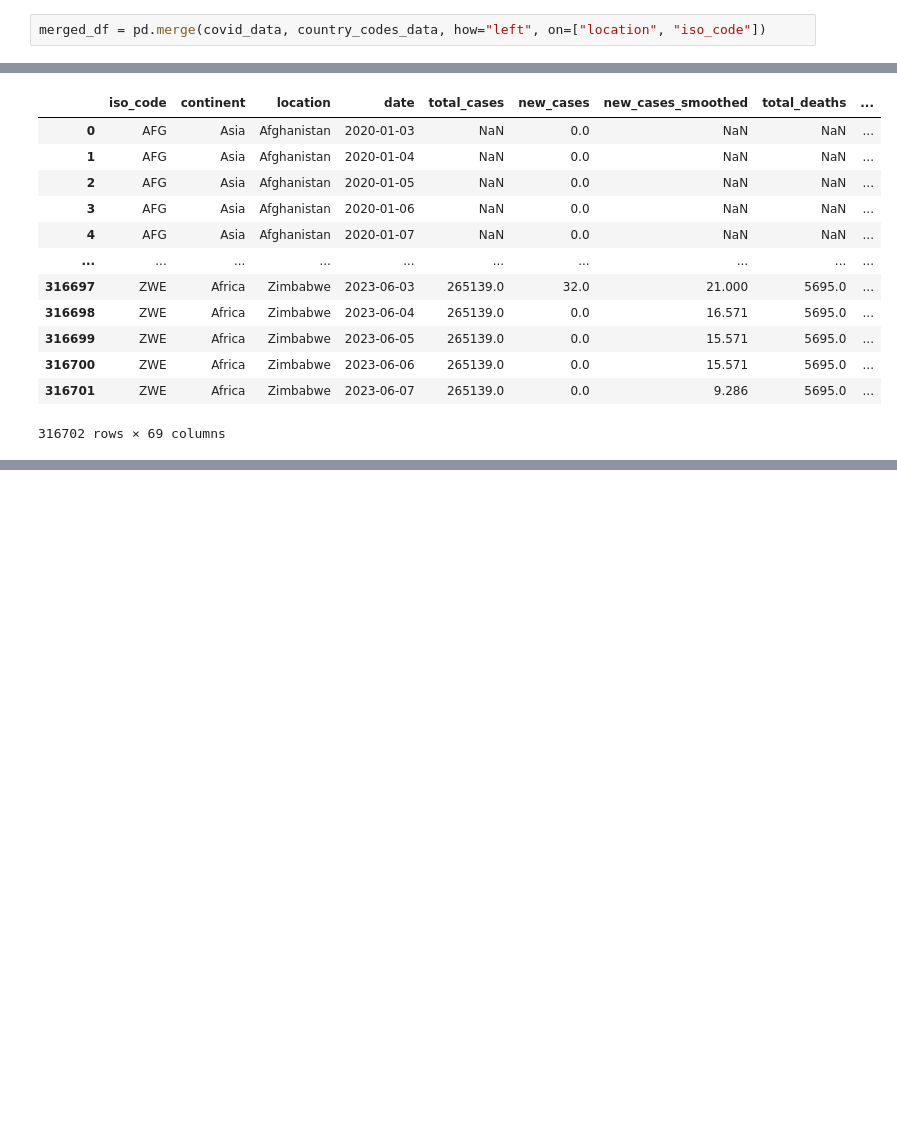
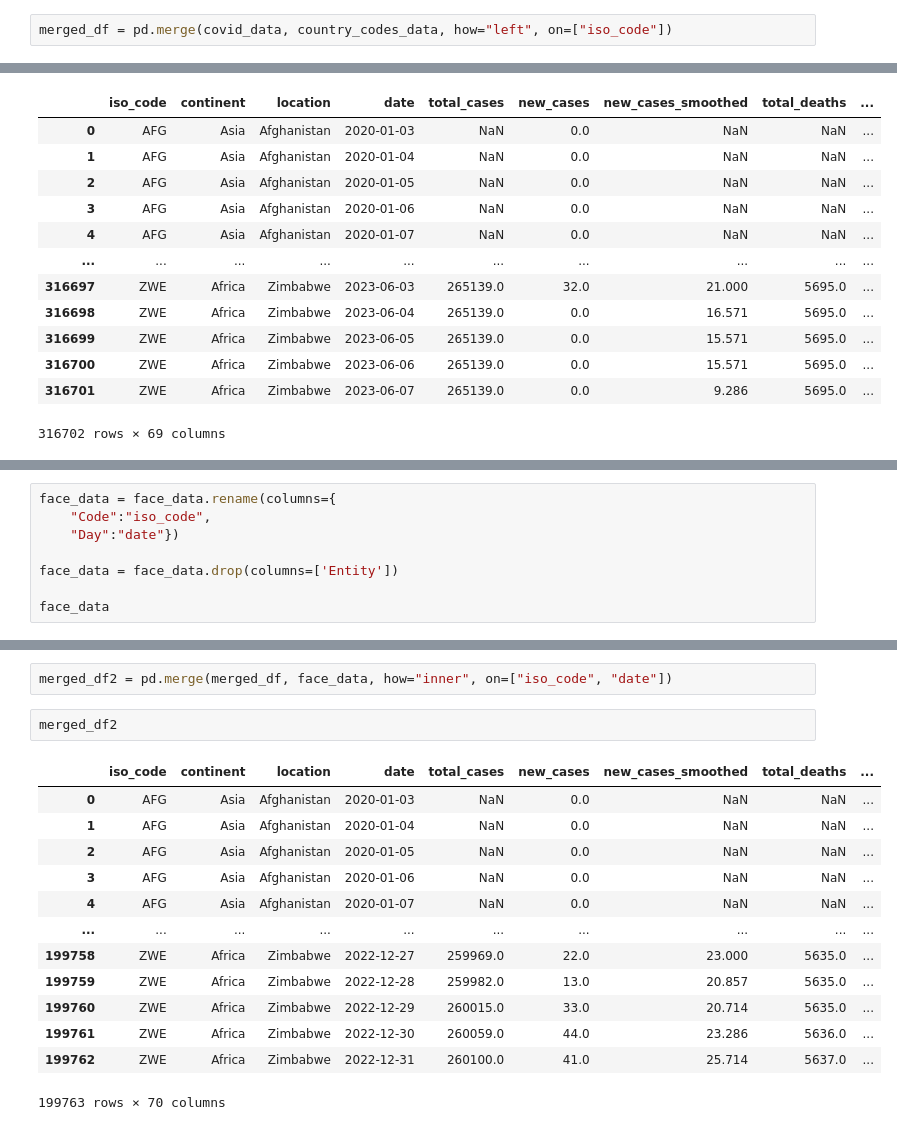
Before and after one commit to sberahim/project3, a Jupyter notebook: merged.ipynb, the cells around one changed output, grey strips where cells are left out. Drawn from its saved outputs; the diff is of its cells as text; blank space fills up the shorter version.

```diff
--- a/merged.ipynb
+++ b/merged.ipynb
@@ -62,7 +71,7 @@ covid_data
 | 316701 | ZWE | Africa | Zimbabwe | 2023-06-07 | 265139.0 | 0.0 | 9.286 | 5695.0 | ... |
 316702 rows × 67 columns
 # %%
-merged_df = pd.merge(covid_data, country_codes_data, how="left", on=["location", "iso_code"])
+merged_df = pd.merge(covid_data, country_codes_data, how="left", on=["iso_code"])
 # %%
 merged_df
 # %% [output]
@@ -101,0 +91,8 @@ Index(['iso_code', 'continent', 'location', 'date', 'total_cases', 'new_cases',
+# %%
+face_data = face_data.rename(columns={
+    "Code":"iso_code",
+    "Day":"date"})
+
+face_data = face_data.drop(columns=['Entity'])
+
+face_data
@@ -101,0 +157,18 @@ Index(['iso_code', 'continent', 'location', 'date', 'total_cases', 'new_cases',
+# %%
+merged_df2 = pd.merge(merged_df, face_data, how="inner", on=["iso_code", "date"])
+# %%
+merged_df2
+# %% [output]
+|  | iso_code | continent | location | date | total_cases | new_cases | new_cases_smoothed | total_deaths | ... |
+| 0 | AFG | Asia | Afghanistan | 2020-01-03 | NaN | 0.0 | NaN | NaN | ... |
+| 1 | AFG | Asia | Afghanistan | 2020-01-04 | NaN | 0.0 | NaN | NaN | ... |
+| 2 | AFG | Asia | Afghanistan | 2020-01-05 | NaN | 0.0 | NaN | NaN | ... |
+| 3 | AFG | Asia | Afghanistan | 2020-01-06 | NaN | 0.0 | NaN | NaN | ... |
+| 4 | AFG | Asia | Afghanistan | 2020-01-07 | NaN | 0.0 | NaN | NaN | ... |
+| ... | ... | ... | ... | ... | ... | ... | ... | ... | ... |
+| 199758 | ZWE | Africa | Zimbabwe | 2022-12-27 | 259969.0 | 22.0 | 23.000 | 5635.0 | ... |
+| 199759 | ZWE | Africa | Zimbabwe | 2022-12-28 | 259982.0 | 13.0 | 20.857 | 5635.0 | ... |
+| 199760 | ZWE | Africa | Zimbabwe | 2022-12-29 | 260015.0 | 33.0 | 20.714 | 5635.0 | ... |
+| 199761 | ZWE | Africa | Zimbabwe | 2022-12-30 | 260059.0 | 44.0 | 23.286 | 5636.0 | ... |
+| 199762 | ZWE | Africa | Zimbabwe | 2022-12-31 | 260100.0 | 41.0 | 25.714 | 5637.0 | ... |
+199763 rows × 70 columns
```
Also changed, not shown: parts of 11 cells of this notebook, 3 other files.
